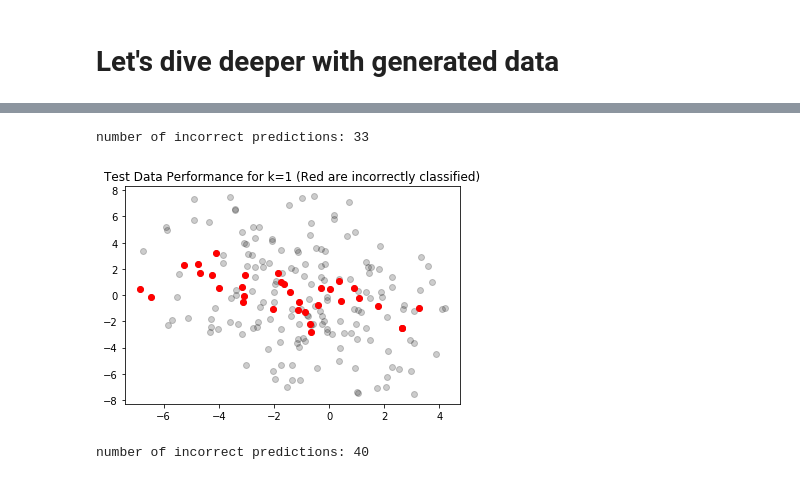
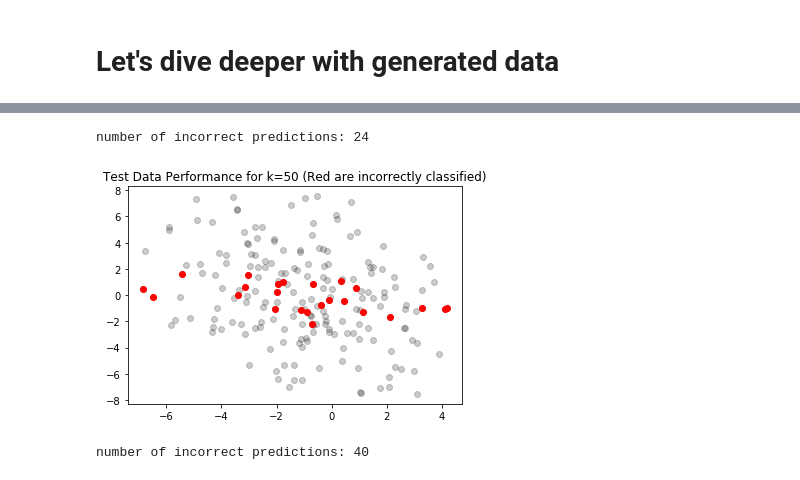
Before and after one commit to redheadjune/207_Applied_ML, a Jupyter notebook: 2b_Iris Nearest Neighbors.ipynb, the cells around one changed output, grey strips where cells are left out. Drawn from its saved outputs; the diff is of its cells as text; code cells hidden in the pictures.

```diff
--- a/Iris Nearest Neighbors.ipynb
+++ b/2b_Iris Nearest Neighbors.ipynb
@@ -186,7 +186,7 @@ def make_data(n_per_class):
 
 
 # make data; get out the data and labels
-training_data = make_data([100, 100])
+training_data = make_data([200, 100])
 train_X = training_data['group']
 train_labels = training_data['group_labels']
 
@@ -203,36 +203,36 @@ Text(0.5,1,'Data Scatterplot; Red: Class 0; Blue: Class 1')
 # %%
 # fit KNN to the data, see what it gets wrong?
 
 np.random.seed(5) # so things are 'random'
 
 test_data = make_data([100, 100])
 test_X = test_data['group']
 test_true_labels = test_data['group_labels']
 
 
 def run_KNN_example(k, metric):
     model = KNeighborsClassifier(
         n_neighbors=k,
         metric=metric
     )
     model.fit(train_X, train_labels)
     test_predicted_labels = model.predict(test_X)
 
     wrong_prediction = (test_predicted_labels != test_true_labels)
 
     print('number of incorrect predictions:', np.sum(wrong_prediction))
 
     plt.plot(test_X[:, 0], test_X[:, 1], 'ko', alpha=0.2)
     plt.plot(test_X[np.where(wrong_prediction), 0][0],
              test_X[np.where(wrong_prediction), 1][0], 'ro')
     plt.title(f'Test Data Performance for k={k} (Red are incorrectly classified)')
 
 
 # TODO try different values of k, how does the model change?
-run_KNN_example(1, EuclideanDistance)
+run_KNN_example(50, EuclideanDistance)
 # %% [output]
-number of incorrect predictions: 33
+number of incorrect predictions: 24
-[figure, old version]
+[figure, new version]
 # %%
 # TODO Why doesn't cosine similarity perform as well? What k does it perform best with?
 run_KNN_example(1, cosine_sim)
```
Also changed, not shown: parts of 1 cell of this notebook, 1 other file.
